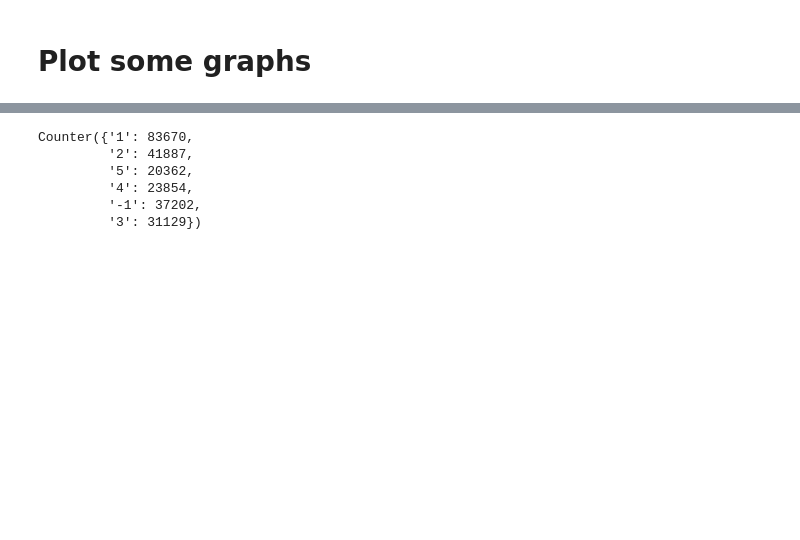
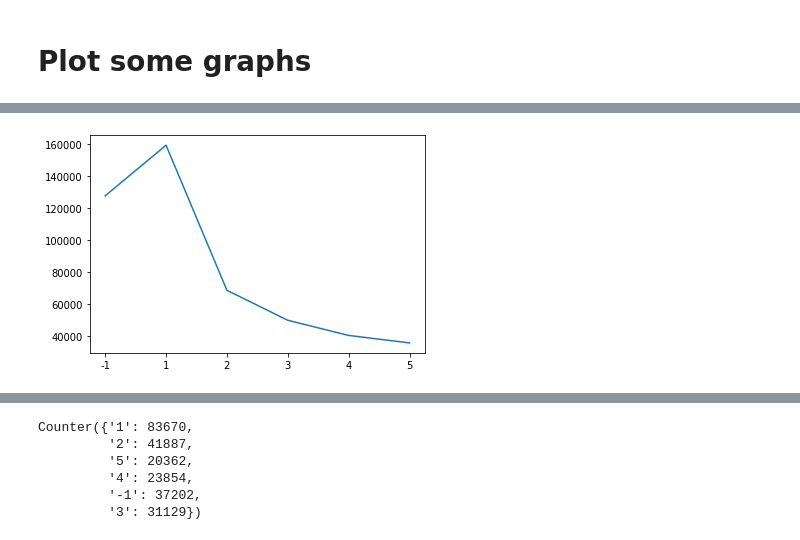
Before and after one commit to jesa7955/context-translation, a Jupyter notebook: notebooks/filter_results.ipynb, the cells around one changed output, grey strips where cells are left out. Cells and saved outputs as stored; diff of their text form; code cells hidden in the pictures; blank space fills up the shorter version.

```diff
--- a/notebooks/filter_results.ipynb
+++ b/notebooks/filter_results.ipynb
@@ -11,3 +20,3 @@ test_path = '/home/litong/context_translation/resources/test_3c5cba7d2f64b7fb2d6
 # %%
-filtered_context = '/home/litong/context_translation/resources/context_filter/jiji_context_filter_en_ja_0'
-nodecoder_filtered_context = '/home/litong/context_translation/resources/context_filter/jiji_context_filter_nodecoder_en_ja_0'
+enja_filtered_context = '/home/litong/context_translation/resources/context_filter/jiji_context_filter_translated_limited_en_ja_0'
+jaen_filtered_context = '/home/litong/context_translation/resources/context_filter/jiji_context_filter_translated_limited_ja_en_0'
@@ -40,0 +173,11 @@ sum([len(doc) for doc in context_pairs.values()])
+# %%
+def plot_from_counter(counter):
+    data = sorted([(key, value) for key, value in counter.items()], key=lambda x : x[0])
+    x = [str(point[0]) for point in data]
+    y = [point[1] for point in data]
+    plt.plot(x, y)
+    return {key: value for key, value in data}
+# %%
+plot_from_counter(enja_counter)
+# %% [output]
+[figure, added]
```
Also changed, not shown: parts of 33 cells of this notebook, 7 other files.
